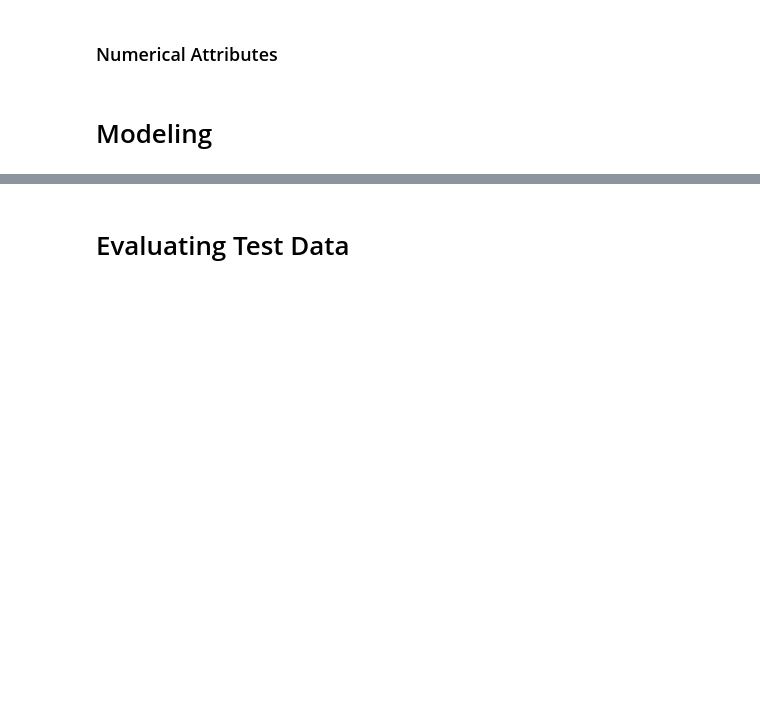
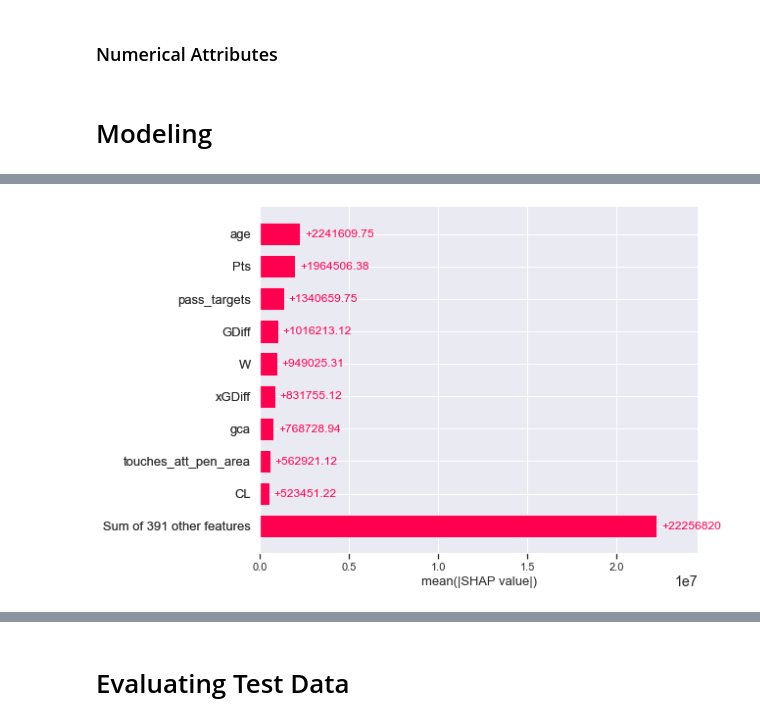
Before and after one commit to ubiratanfilho/Soccer_Transfer_Market, a Jupyter notebook: main.ipynb, the cells around one changed output, grey strips where cells are left out. Drawn from its saved outputs; the diff is of its cells as text; code cells hidden in the pictures; blank space fills up the shorter version.

```diff
--- a/main.ipynb
+++ b/main.ipynb
@@ -569,0 +601,4 @@ Best parameters for xgb: {'subsample': 1.0, 'n_estimators': 800, 'max_depth': 5,
+# %%
+shap.plots.bar(shap_values)
+# %% [output]
+[figure, added]
```
Also changed, not shown: parts of 17 cells of this notebook, 5 other files.
